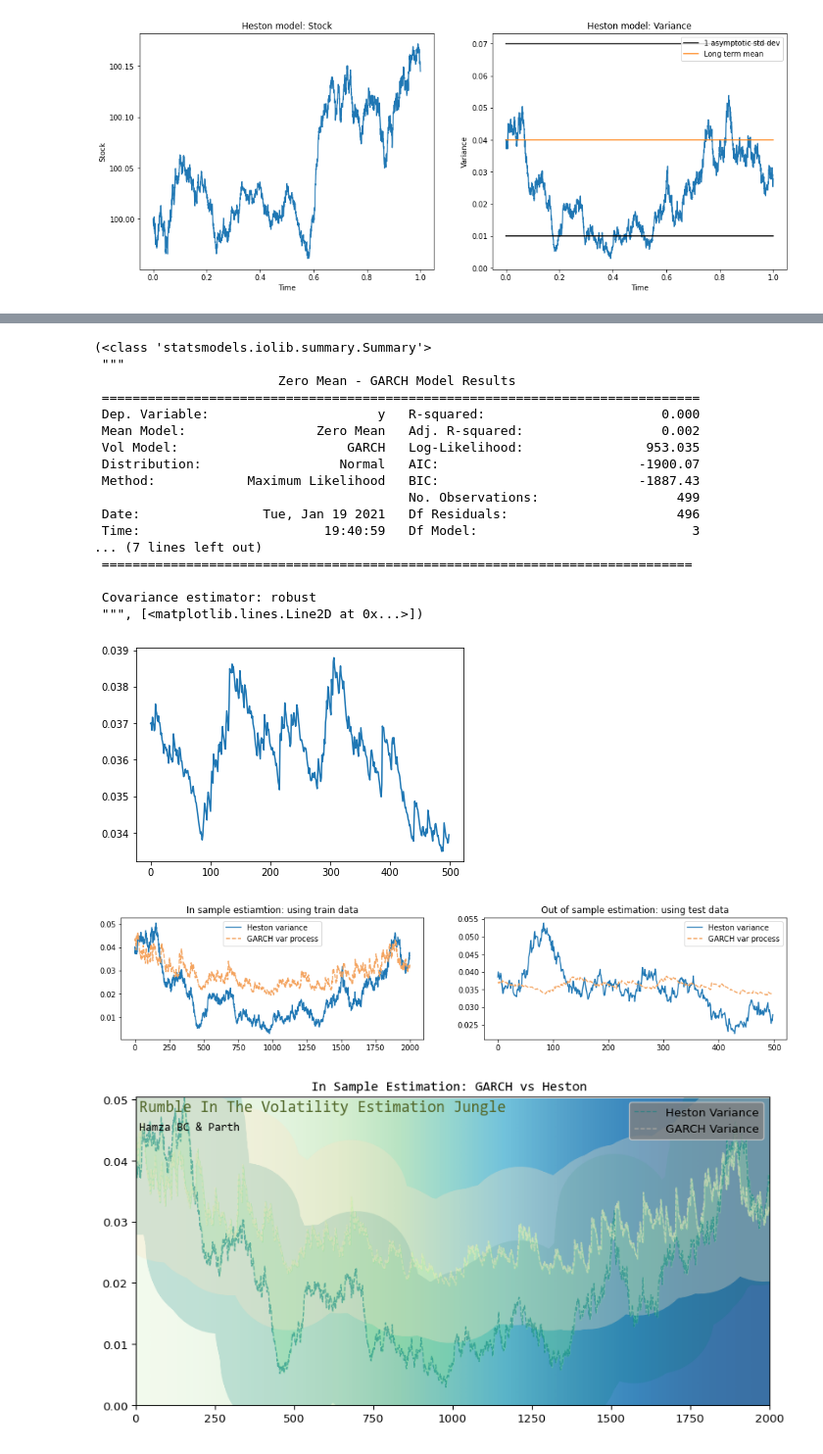
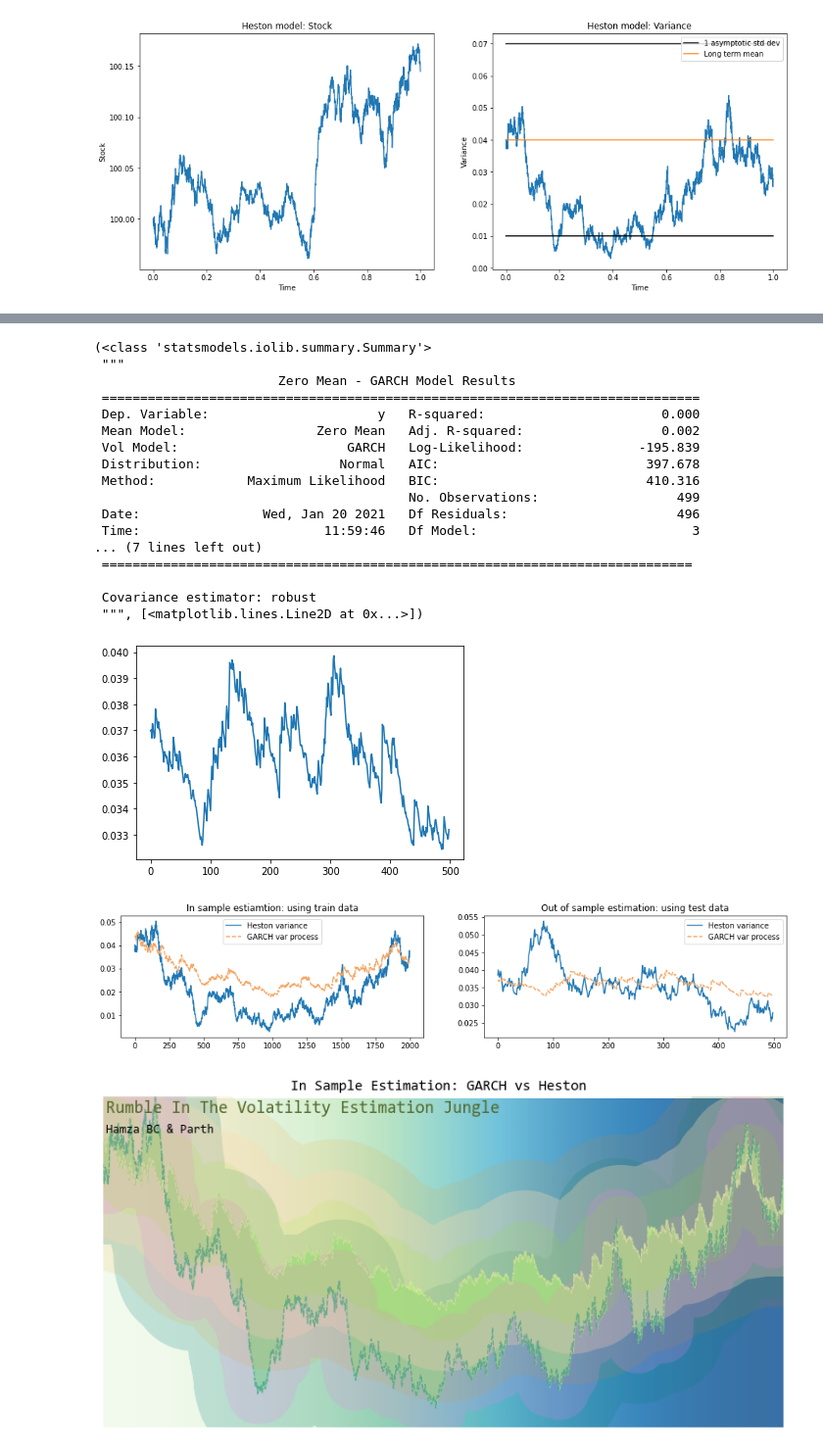
Before and after one commit to Parth7/ArtForFE, a Jupyter notebook: VolatilityTracking.ipynb, the cells around one changed output, grey strips where cells are left out. Shown: that part at 98% size. Saved outputs shown, nothing was run; the diff lists cells and outputs as text; code cells hidden in the pictures.

Commit message:
FixedGARCHscaling

```diff
--- a/VolatilityTracking.ipynb
+++ b/VolatilityTracking.ipynb
@@ -125,17 +125,14 @@ test = ret_log[train_size:]
 # %%
 # GARCH(1,1) on the training data
 
-# manual scale
-scaler = 1000
-garch = arch_model(scaler*train, mean='zero', vol='GARCH', p=1 ,q=1, rescale=False)
+garch = arch_model(train, mean='zero', vol='GARCH', p=1 ,q=1, rescale=True)
+res = garch.fit(disp='off')
+scale = res.scale
 
-res = garch.fit(disp='off')
+res.summary(),plt.plot(res.conditional_volatility/np.power(scale,2)**0.5*1000)
 
-
-res.summary(),plt.plot(res.conditional_volatility)
-
-
-# Conf int for omega contains a small negative, for the purposes of this project, we have left the result as is.
+# Conf int for omega contains a small negative number, for the purposes of this project, we have left the result as is.
+# One could loop through the GARCH and pick a p & q that minimises the AIC.
 # %% [output]
 (<class 'statsmodels.iolib.summary.Summary'>
  """
@@ -158,15 +155,17 @@ res.summary(),plt.plot(res.conditional_volatility)
 # %%
 # GARCH(1,1) on the test data
 ## out of sample estimation
-## this isnt needed for the art
+## this isnt needed for the art but was fun to do!
 
-garchTest = arch_model(scaler*test, mean='zero', vol='GARCH', p=1 ,q=1, rescale=False)
+garchTest = arch_model(test, mean='zero', vol='GARCH', p=1 ,q=1, rescale=True)
 
 resTest = garchTest.fit(disp='off')
+scaleTest = resTest.scale
 
-resTest.summary(),plt.plot(resTest.conditional_volatility)
+
+resTest.summary(),plt.plot(resTest.conditional_volatility/np.power(scaleTest,2)**0.5*1000)
 #plt.plot(resTest.resid)
-# # Conf int for omega contains a small negative, for the purposes of this project, we have left the result as is.
+# none of the coeffs are significant in the test data!
 # %% [output]
 (<class 'statsmodels.iolib.summary.Summary'>
  """
@@ -174,25 +173,25 @@ resTest.summary(),plt.plot(resTest.conditional_volatility)
  ==============================================================================
  Dep. Variable:                      y   R-squared:                       0.000
  Mean Model:                 Zero Mean   Adj. R-squared:                  0.002
- Vol Model:                      GARCH   Log-Likelihood:                953.035
- Distribution:                  Normal   AIC:                          -1900.07
- Method:            Maximum Likelihood   BIC:                          -1887.43
+ Vol Model:                      GARCH   Log-Likelihood:               -195.839
+ Distribution:                  Normal   AIC:                           397.678
+ Method:            Maximum Likelihood   BIC:                           410.316
                                          No. Observations:                  499
- Date:                Tue, Jan 19 2021   Df Residuals:                      496
- Time:                        19:40:59   Df Model:                            3
+ Date:                Wed, Jan 20 2021   Df Residuals:                      496
+ Time:                        11:59:46   Df Model:                            3
 ... (7 lines left out)
  =============================================================================
 
  Covariance estimator: robust
  """, [<matplotlib.lines.Line2D at 0x...>])
-[figure, old version]
+[figure, new version]
 # %%
 fig = plt.figure(figsize=(16,3))
 
 ax1 = fig.add_subplot(121); ax2 = fig.add_subplot(122)
 
-GvarTrain = (res.conditional_volatility)
-GvarTest = (resTest.conditional_volatility)
+GvarTrain = (res.conditional_volatility/np.power(scale,2)**0.5*1000)
+GvarTest = (resTest.conditional_volatility/np.power(scaleTest,2)**0.5*1000)
 ax1.plot(V[1:train_size], label="Heston variance"); ax2.plot(V[1+train_size:], label="Heston variance")
 
 ax1.plot(GvarTrain, label="GARCH var process", color='sandybrown', linestyle='--')
@@ -202,9 +201,10 @@ ax1.set_title("In sample estiamtion: using train data"); ax2.set_title("Out of s
 ax1.legend();ax2.legend();
 plt.show()
 # %% [output]
-[figure, old version]
+[figure, new version]
 # %%
 # Let there be art!
+
 
 grad = [[0, 1], [0, 1]]
 xl = 0
@@ -213,35 +213,43 @@ yl = 0
 yh = 0.05
 
 
 heston = V[0:train_size]
 minVal = np.minimum(heston, GvarTrain)
 maxVal = np.maximum(GvarTrain,heston)
 xVal = range(train_size)
 
 plt.figure(figsize=(10,5),dpi=96)
 hfont = {'fontname':'Consolas'}
 
 plt.margins(0)
 
 plt.title("In Sample Estimation: GARCH vs Heston ",**hfont)
 
 plt.imshow(grad,  cmap = cm.GnBu, interpolation = "bicubic", extent = [xl, xh, yl, yh],alpha = .8, aspect = "auto")
 
 
 plt.plot(xVal,heston,linewidth=100,alpha=0.2,color='teal')
 plt.plot(xVal,GvarTrain,linewidth=100,alpha=0.3,color='bisque')
-plt.plot(xVal,heston,linewidth=1,alpha=0.5,color='teal',label='Heston Variance',linestyle='--')
+
+plt.plot(xVal,heston,linewidth=50,alpha=0.2,color='violet')
+plt.plot(xVal,GvarTrain,linewidth=50,alpha=0.1,color='lawngreen')
+plt.plot(xVal,GvarTrain,linewidth=150,alpha=0.1,color='darkorange')
+
+plt.plot(xVal,heston,linewidth=1,alpha=0.4,color='teal',label='Heston Variance',linestyle='--')
 plt.plot(xVal,GvarTrain,linewidth=1,alpha=0.4,color='bisque',label='GARCH Variance',linestyle='--')
 
-plt.fill_between(xVal,GvarTrain,minVal ,color='palegreen',alpha=0.3)
-plt.fill_between(xVal,GvarTrain,maxVal ,color='palegreen',alpha=0.3)
+plt.fill_between(xVal,GvarTrain,minVal ,color='palegreen',alpha=0.9)
+plt.fill_between(xVal,GvarTrain,maxVal ,color='palegreen',alpha=0.9)
 
-plt.legend(facecolor='grey',loc='upper right')
+#plt.legend(facecolor='grey',loc='lower right')
 
 
 plt.text(10, 0.048, "Rumble In The Volatility Estimation Jungle",**hfont,fontsize=14,color="darkolivegreen")
 plt.text(10, 0.045, "Hamza BC & Parth",**hfont,color="black")
+plt.axis('off')
 
 plt.show()
+
+## Hamza: If you're interested in this sort estimation on actual data, I would check out Kalman Filters!
 # %% [output]
-[figure, old version]
+[figure, new version]
```
Also changed, not shown: parts of 2 cells of this notebook.
